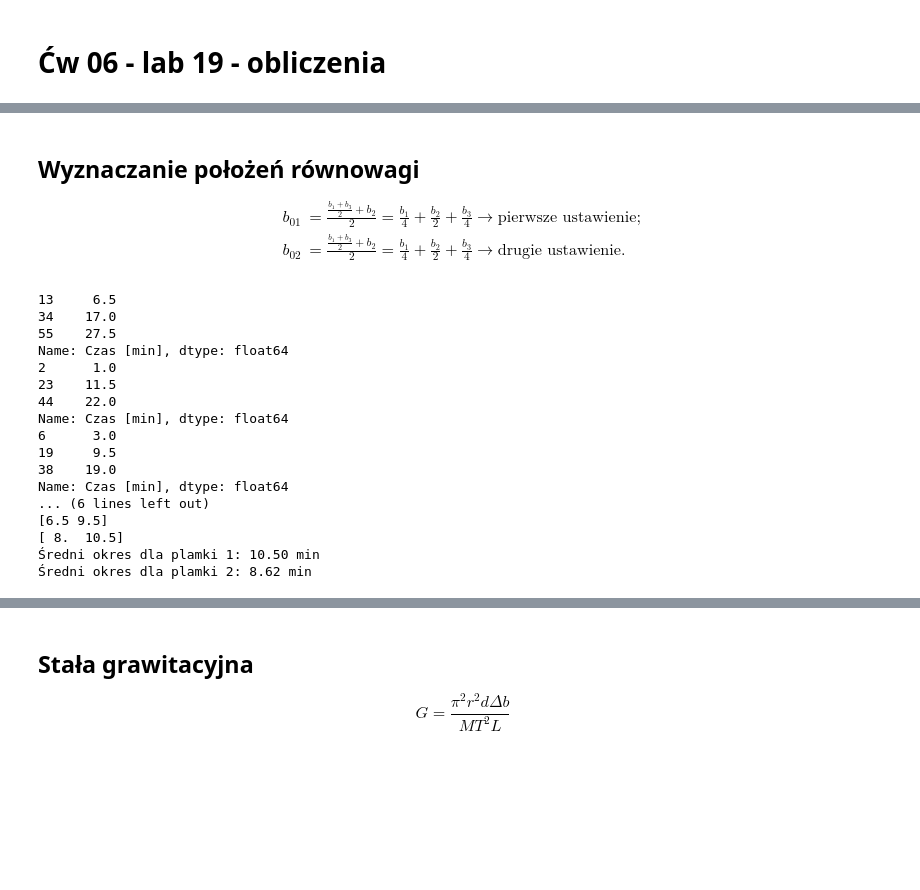
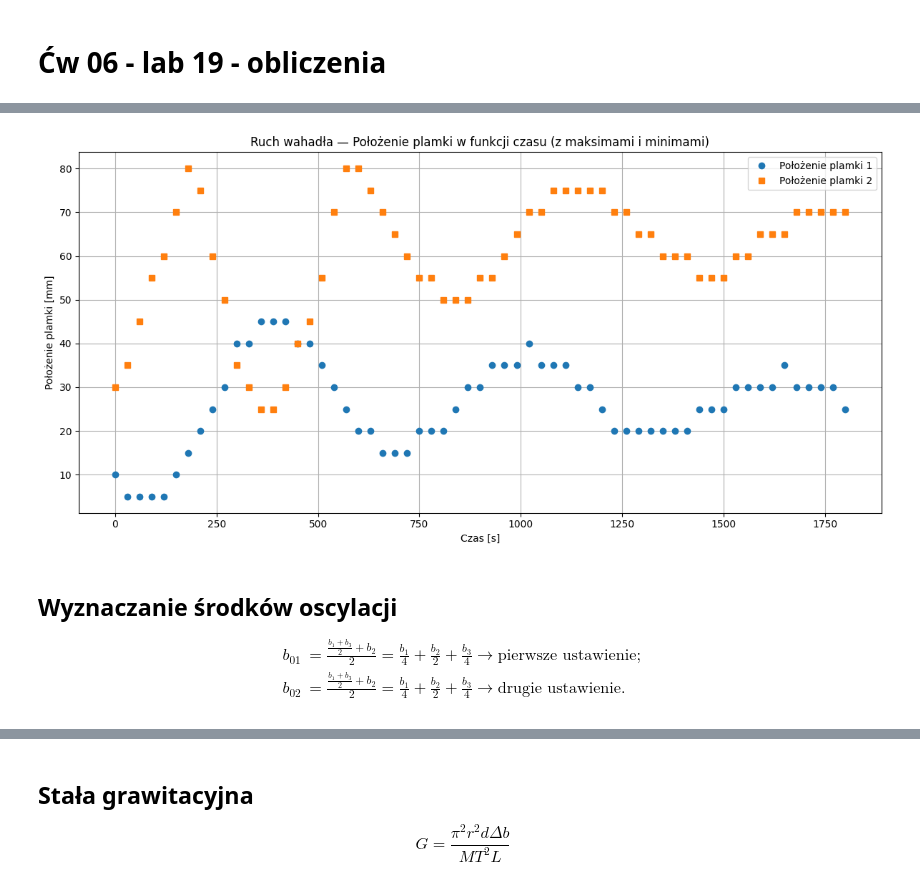
Before and after one commit to piotrdurniat/physics-lab-1, a Jupyter notebook: 06-lab-19/06-lab-19-obliczenia.ipynb, the cells around one changed output, grey strips where cells are left out. Cells and saved outputs as stored; diff of their text form; code cells hidden in the pictures; blank space fills up the shorter version.

```diff
--- a/06-lab-19/06-lab-19-obliczenia.ipynb
+++ b/06-lab-19/06-lab-19-obliczenia.ipynb
@@ -92,5 +32,20 @@ plt.show()
+# %%
+plt.figure(figsize=(12, 6))
+plt.plot(df["Czas [s]"], df["Położenie plamki 1"], "o", label="Położenie plamki 1")
+plt.plot(df["Czas [s]"], df["Położenie plamki 2"], "s", label="Położenie plamki 2")
+
+plt.xlabel("Czas [s]")
+plt.ylabel("Położenie plamki [mm]")
+plt.title("Ruch wahadła — Położenie plamki w funkcji czasu (z maksimami i minimami)")
+plt.grid(True)
+plt.legend()
+plt.tight_layout()
+
+plt.show()
+# %% [output]
+[figure, added]
 # %% [markdown]
-## Wyznaczanie położeń równowagi
+## Wyznaczanie środków oscylacji
 
 $$
 \begin{align*}
@@ -98,50 +53,4 @@ b_{01} & = \frac{\frac{b_1+b_3}{2}+b_2}{2} = \frac{b_1}{4} + \frac{b_2}{2} + \fr
 b_{02} & = \frac{\frac{b_1+b_3}{2}+b_2}{2} = \frac{b_1}{4} + \frac{b_2}{2} + \frac{b_3}{4} \rightarrow \text{drugie ustawienie}.
 \end{align*}
 $$
-# %%
-# print(df["Położenie plamki 1"].iloc[peaks_1])
-# print(df["Położenie plamki 1"].iloc[troughs_1])
-# print(df["Położenie plamki 2"].iloc[peaks_2])
-# print(df["Położenie plamki 2"].iloc[troughs_2])
-
-print(df["Czas [min]"].iloc[peaks_1])
-print(df["Czas [min]"].iloc[troughs_1])
-print(df["Czas [min]"].iloc[peaks_2])
-print(df["Czas [min]"].iloc[troughs_2])
-
-# Obliczanie średnich okresów dla obu plamek
-T1_peaks = np.diff(df["Czas [min]"].iloc[peaks_1])
-T1_troughs = np.diff(df["Czas [min]"].iloc[troughs_1])
-T2_peaks = np.diff(df["Czas [min]"].iloc[peaks_2])
-T2_troughs = np.diff(df["Czas [min]"].iloc[troughs_2])
-
-print(T1_peaks)
-print(T1_troughs)
-print(T2_peaks)
-print(T2_troughs)
-
-# Średnie okresy
-T1_avg = np.mean([np.mean(T1_peaks), np.mean(T1_troughs)])
-T2_avg = np.mean([np.mean(T2_peaks), np.mean(T2_troughs)])
-
-print(f"Średni okres dla plamki 1: {T1_avg:.2f} min")
-print(f"Średni okres dla plamki 2: {T2_avg:.2f} min")
-# %% [output]
-13     6.5
-34    17.0
-55    27.5
-Name: Czas [min], dtype: float64
-2      1.0
-23    11.5
-44    22.0
-Name: Czas [min], dtype: float64
-6      3.0
-19     9.5
-38    19.0
-Name: Czas [min], dtype: float64
-... (6 lines left out)
-[6.5 9.5]
-[ 8.  10.5]
-Średni okres dla plamki 1: 10.50 min
-Średni okres dla plamki 2: 8.62 min
 # %%
```
Also changed, not shown: parts of 12 cells of this notebook, 10 other files.
